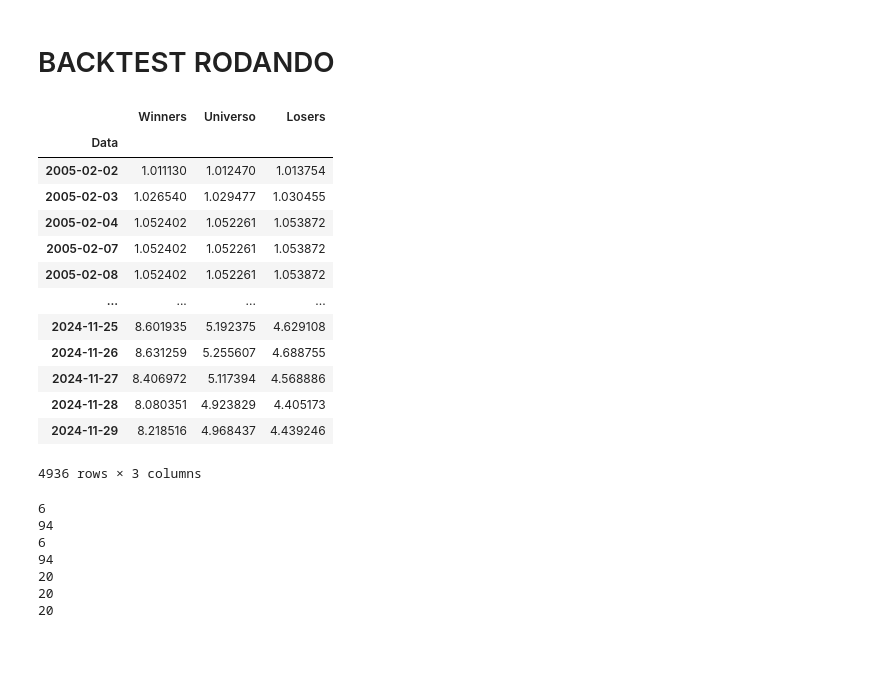
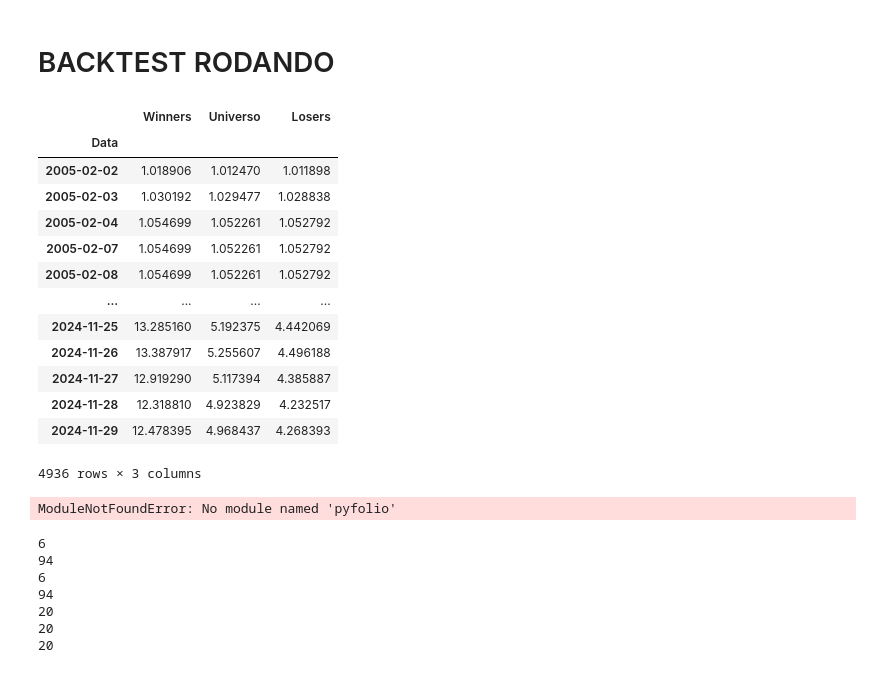
Before and after one commit to fefebiru/IQF-Grupo2, a Jupyter notebook: teste1_copy.ipynb, the cells around one changed output. Saved outputs shown, nothing was run; the diff lists cells and outputs as text; code cells hidden in the pictures.

Commit message:
Mudando os parâmetros e as porcentagens, implementado top 50% de low_vol para defensiva

```diff
--- a/teste1_copy.ipynb
+++ b/teste1_copy.ipynb
@@ -71,9 +72,9 @@ value = value[value.index.notna()]
 #-------------------------------------------------------------------------------
 # Colocar os lookcbacks de cada estrategia
 
-lookback_momentum = 9  #  3 mes
-lookback_low_size = 12  #  3 mes
-lookback_low_vol = 6 #  3 mes
+lookback_momentum = 6  #  3 mes
+lookback_low_size = 9  #  3 mes
+lookback_low_vol = 9 #  3 mes
 lookback_quality = 6  #  3 mes
 lookback_value = 12  #  3 mes
 lookback_ibx = 6  #  3 mes
@@ -108,8 +109,6 @@ initial_date = pd.Timestamp(dt.datetime(2005,1,1))
 while True:
 
     rebal = initial_date + pd.DateOffset(months=rebal_time)
-
-    # print(f"Initial: {initial_date}, Rebal: {rebal}, Final: {final_date}")
 
     if rebal <= final_date:
 
@@ -141,9 +140,7 @@ while True:
         # Define o intervalo para analisar o desempenho passado das ações
         momentum_date_analysis = initial_date - pd.DateOffset(months=lookback_momentum)
         # Filtra os preços dentro do intervalo desejado
-        # print(closing_price)
         momentum = closing_price[(closing_price.index < initial_date) & (closing_price.index > momentum_date_analysis)]
-        # print(momentum)
 
         #cálculo do momentum:
         momentum = momentum.pct_change().add(1).cumprod().add(-1)
@@ -152,27 +149,21 @@ while True:
         # Converte para DataFrame e renomeia as colunas
         momentum = momentum.reset_index()
         momentum.columns = ['ticker', 'momentum'] #Ticker = nome da ação e value = valor da ação
-        # print(ibx_tickers)
+
         momentum = momentum[momentum['ticker'].isin(ibx_tickers)]  #Verifica se a ação está entre as top 100 mais negociadas na bolsa
 
         # Ordena da maior performance para a menor
         momentum = momentum.sort_values(by='momentum', ascending=False).reset_index(drop=True)
-        # print(momentum)
 
         # low size em cima de momentum
 
-        # momentum_20_pc = momentum['momentum'].quantile(0.60)
-
-        # momentum_20_pc = momentum[momentum['momentum'] >= momentum_20_pc]
-
-        momentum_20_pc = momentum.ticker[:int(len(momentum) * 0.3)]
+        momentum_20_pc = momentum.ticker[:int(len(momentum) * 0.2)]
         acoes_20_momentum = momentum_20_pc.tolist()
 
         low_size_date_analysis = initial_date - pd.DateOffset(months=lookback_low_size)
         low_size_filtro = low_size[(low_size.index < initial_date) & (low_size.index > low_size_date_analysis)]
 
         if low_size_filtro.empty:
-            # print("Sem dados de low_size para:", initial_date)
             initial_date += pd.DateOffset(months=rebal_time)
             continue
 
@@ -187,12 +178,7 @@ while True:
 
         lista_low_size = low_size_novo.ticker.tolist()
 
-        # analisar se faz sentido essa constatação de winners e loosers ou se é ao contrário
-
-        # limite_winners = low_size_novo.low_size.quantile(0.40)
-
-        # book_winners_ofensiva = low_size_novo[low_size_novo['low_size'] <= limite_winners]
-        book_winners_ofensiva = low_size_novo.ticker[:int(len(low_size_novo) * 0.2)]
+        book_winners_ofensiva = low_size_novo.ticker[:int(len(low_size_novo) * 0.3)]
         book_winners_ofensiva = book_winners_ofensiva.tolist()
 
         book_loosers_ofensiva = [coluna for coluna in closing_price.columns if coluna not in book_winners_ofensiva and coluna in ibx_tickers]
@@ -215,6 +201,8 @@ while True:
         # Filtra para tickers do IBX
         low_vol = low_vol[low_vol['ticker'].isin(ibx_tickers)]
         low_vol = low_vol.sort_values(by='low_vol', ascending=True).reset_index(drop=True)
+
+        low_vol = low_vol.iloc[:int(len(low_vol) * 0.5)]
 
         low_vol_score = low_vol.copy()
         low_vol_score['score'] = low_vol.index + 1
@@ -241,10 +229,7 @@ while True:
         quality_score['score_result'] = quality_score['score'] + low_vol_score['score']
         quality_score = quality_score.sort_values(by='score_result', ascending=True).reset_index(drop=True)
 
-
-        # acoes_25_quality_low_vol_n = quality_score.score_result.quantile(0.50)
-        # acoes_25_quality_low_vol = quality_score[quality_score['score_result'] <= acoes_25_quality_low_vol_n]
-        acoes_25_quality_low_vol = quality_score.ticker[:int(len(quality_score) * 0.3)]
+        acoes_25_quality_low_vol = quality_score.ticker[:int(len(quality_score) * 0.2)]
         acoes_25_quality_low_vol = acoes_25_quality_low_vol.tolist()
 
 
@@ -259,10 +244,8 @@ while True:
         value = value.sort_values(by='value', ascending=False).reset_index(drop=True)
 
 
-        # limite_winners = value.value.quantile(0.70)
-
         # book_winners_defensiva = value[value['value'] >= limite_winners]
-        book_winners_defensiva = value.ticker[:int(len(value) * 0.2)]
+        book_winners_defensiva = value.ticker[:int(len(value) * 0.3)]
         book_winners_defensiva = book_winners_defensiva.tolist()
 
         book_loosers_defensiva = [coluna for coluna in closing_price.columns if coluna not in book_winners_defensiva and coluna in ibx_tickers]
@@ -274,10 +257,6 @@ while True:
 
         # Loosers são os tickers do IBX que não aparecem em nenhum dos books de winners
         book_loosers_geral = list(todos_ibx - todos_winners)
-
-        # # Opcional: limitar o tamanho dos losers para bater com o número de winners, para simetria
-        # n_losers = min(len(book_loosers_geral), len(book_winners_defensiva) + len(book_winners_ofensiva))
-        # book_loosers_geral = book_loosers_geral[:n_losers]
 
         # Backtest defensiva - winners
         backtest_defensiva_w = closing_price[(closing_price.index >= initial_date) & (closing_price.index < rebal)]
@@ -292,7 +271,7 @@ while True:
         backtest_ofensiva_w_ret = backtest_ofensiva_w['Retorno'][1:]
 
         # Combina os dois backtests: 80% defensiva + 20% ofensiva
-        backtest_winners_ret = 0.8 * backtest_defensiva_w_ret + 0.2 * backtest_ofensiva_w_ret
+        backtest_winners_ret = 0.7 * backtest_defensiva_w_ret + 0.3 * backtest_ofensiva_w_ret
 
         # ---------------------------------------------------------------
 
@@ -306,45 +285,51 @@ while True:
         backtest_universe = closing_price[(closing_price.index >= initial_date) & (closing_price.index < rebal)]
         backtest_universe = backtest_universe[ibx_tickers].pct_change().replace(np.nan, 0)
         backtest_universe['Retorno'] = backtest_universe.mean(axis=1)
         backtest_universe_ret = backtest_universe['Retorno'][1:]
 
 
         # ----------------------------------------------------------------
 
         # retorno
         retorno_rebal = pd.DataFrame({
             'Winners': backtest_winners_ret,
             'Universo': backtest_universe_ret,
             'Losers': backtest_loosers_ret,
         })
 
 
         returns = pd.concat([returns, retorno_rebal], ignore_index=False)
 
         initial_date = initial_date + pd.DateOffset(months=rebal_time)
         contador +=1
     else:
         break
 
 returns = returns.add(1).cumprod()
 
 returns
 # qs.reports.full(returns['Winners'],returns['Universo'])
 # %% [output]
 |  | Winners | Universo | Losers |
 | Data |  |  |  |
-| 2005-02-02 | 1.011130 | 1.012470 | 1.013754 |
-| 2005-02-03 | 1.026540 | 1.029477 | 1.030455 |
-| 2005-02-04 | 1.052402 | 1.052261 | 1.053872 |
-| 2005-02-07 | 1.052402 | 1.052261 | 1.053872 |
-| 2005-02-08 | 1.052402 | 1.052261 | 1.053872 |
+| 2005-02-02 | 1.018906 | 1.012470 | 1.011898 |
+| 2005-02-03 | 1.030192 | 1.029477 | 1.028838 |
+| 2005-02-04 | 1.054699 | 1.052261 | 1.052792 |
+| 2005-02-07 | 1.054699 | 1.052261 | 1.052792 |
+| 2005-02-08 | 1.054699 | 1.052261 | 1.052792 |
 | ... | ... | ... | ... |
-| 2024-11-25 | 8.601935 | 5.192375 | 4.629108 |
-| 2024-11-26 | 8.631259 | 5.255607 | 4.688755 |
-| 2024-11-27 | 8.406972 | 5.117394 | 4.568886 |
-| 2024-11-28 | 8.080351 | 4.923829 | 4.405173 |
-| 2024-11-29 | 8.218516 | 4.968437 | 4.439246 |
+| 2024-11-25 | 13.285160 | 5.192375 | 4.442069 |
+| 2024-11-26 | 13.387917 | 5.255607 | 4.496188 |
+| 2024-11-27 | 12.919290 | 5.117394 | 4.385887 |
+| 2024-11-28 | 12.318810 | 4.923829 | 4.232517 |
+| 2024-11-29 | 12.478395 | 4.968437 | 4.268393 |
 4936 rows × 3 columns
+# %%
+import pyfolio as pf
+
+pf.create_full_tear_sheet(returns)
+# %% [output]
+ModuleNotFoundError: No module named 'pyfolio'
 # %%
 print(len(book_winners_ofensiva))
 print(len(book_loosers_ofensiva))
```
Also changed, not shown: parts of 3 cells of this notebook, 1 other file.
